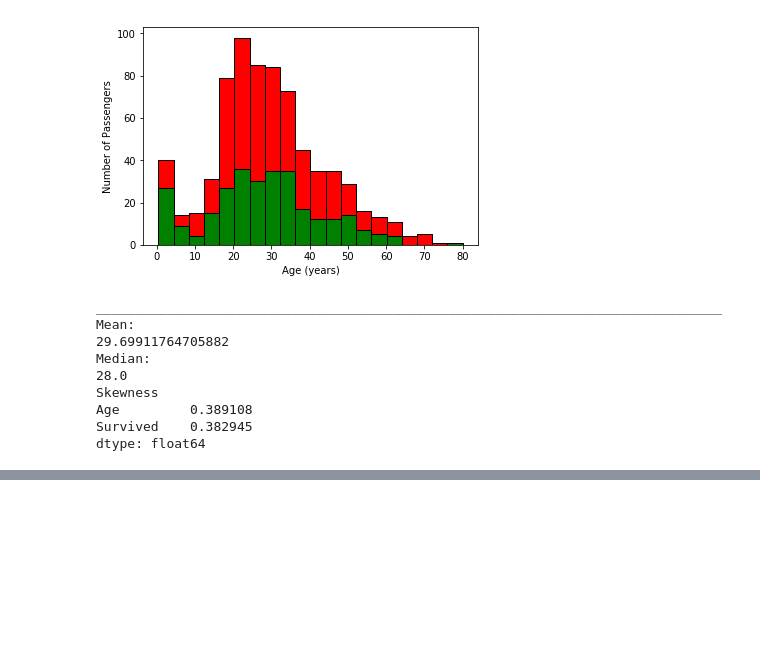
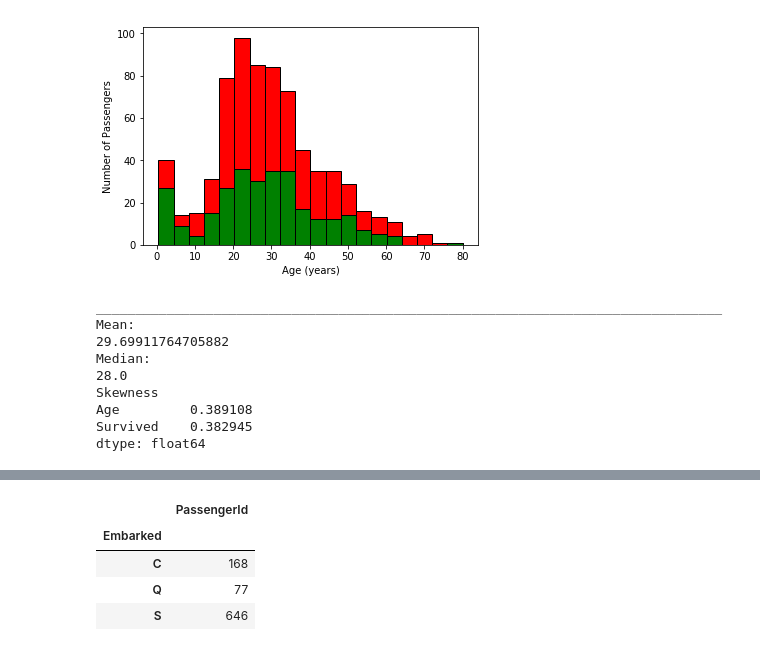
Before and after one commit to deltalite/Data-Science-Analysis-Workbooks, a Jupyter notebook: titanic_notebook.ipynb, the cells around one changed output, grey strips where cells are left out. Cells and saved outputs as stored; diff of their text form; code cells hidden in the pictures; blank space fills up the shorter version.

```diff
--- a/titanic_notebook.ipynb
+++ b/titanic_notebook.ipynb
@@ -95,0 +111,11 @@ Next, let's examine our categorical variables: Sex and Embarked. Let's visualize
+# %%
+imp = SimpleImputer(strategy="most_frequent")
+imp=imp.fit(df_train[['Embarked']])
+df_train[['Embarked']] = imp.transform(df_train[['Embarked']])
+df_train[['PassengerId','Embarked']].groupby('Embarked').count()
+# %% [output]
+|  | PassengerId |
+| Embarked |  |
+| C | 168 |
+| Q | 77 |
+| S | 646 |
```
Also changed, not shown: parts of 7 cells of this notebook.
